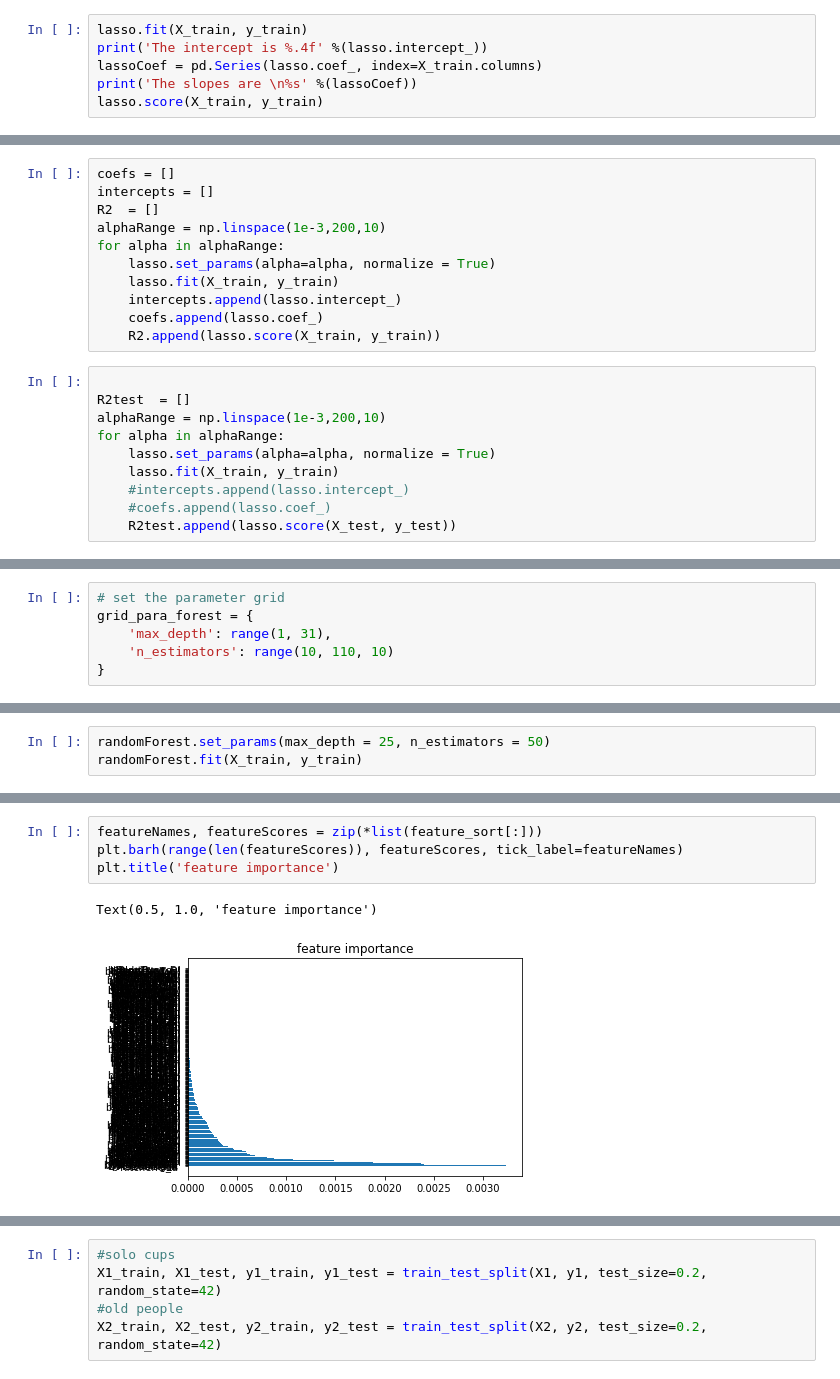
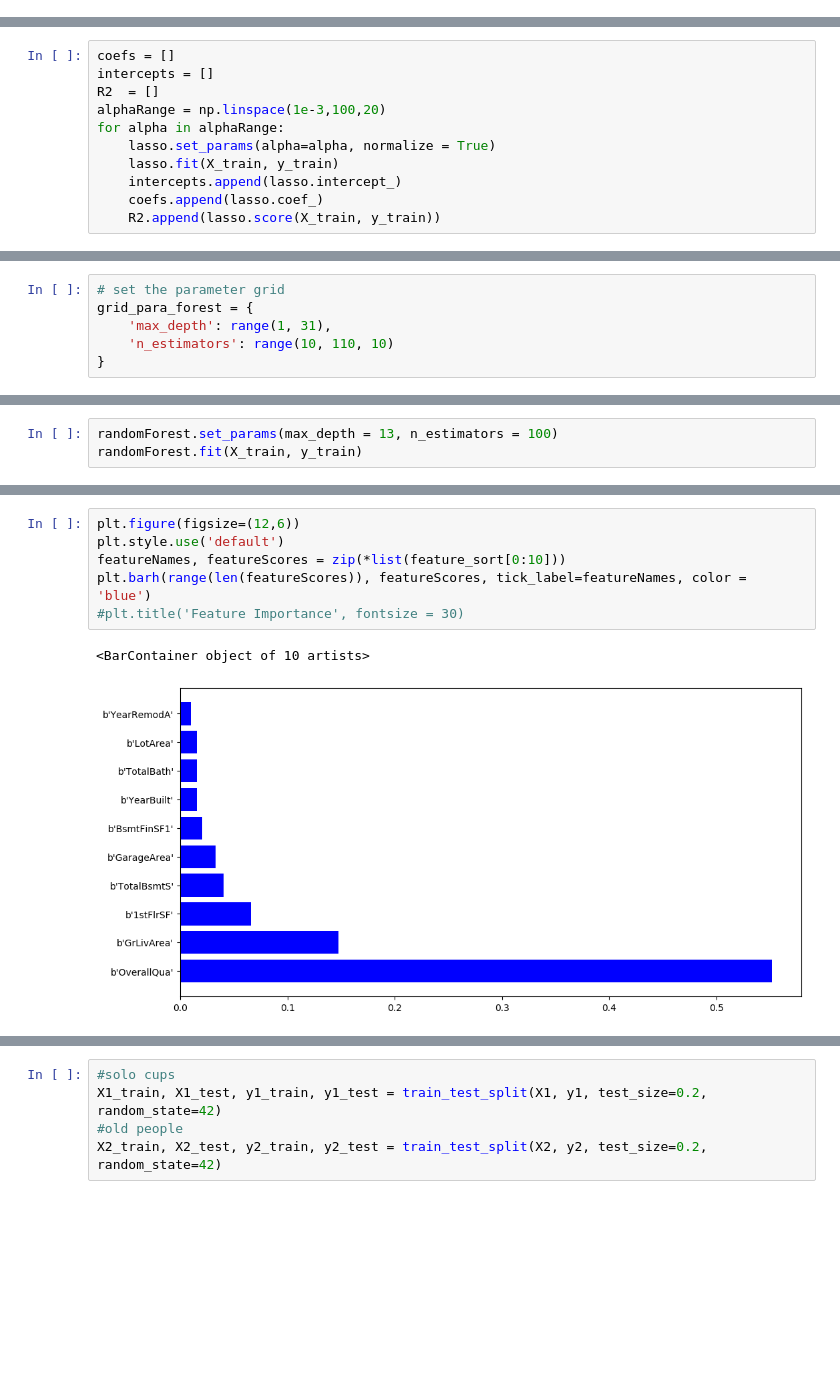
Before and after one commit to jschiavone45/Ames_Iowa_ML_Project, a Jupyter notebook: EDA_housing_data.ipynb, the cells around one changed output, grey strips where cells are left out. Drawn from its saved outputs; the diff is of its cells as text; blank space fills up the shorter version.

```diff
--- a/EDA_housing_data.ipynb
+++ b/EDA_housing_data.ipynb
@@ -362,8 +394,2 @@ Lasso(alpha=100, copy_X=True, fit_intercept=True, max_iter=1000, normalize=True,
       positive=False, precompute=False, random_state=None, selection='cyclic',
       tol=0.0001, warm_start=False)
-# %%
-lasso.fit(X_train, y_train)
-print('The intercept is %.4f' %(lasso.intercept_))
-lassoCoef = pd.Series(lasso.coef_, index=X_train.columns)
-print('The slopes are \n%s' %(lassoCoef))
-lasso.score(X_train, y_train)
@@ -411,20 +427,10 @@ lasso.score(X_test, y_test)
 coefs = []
 intercepts = []
 R2  = []
-alphaRange = np.linspace(1e-3,200,10)
+alphaRange = np.linspace(1e-3,100,20)
 for alpha in alphaRange:
     lasso.set_params(alpha=alpha, normalize = True)
     lasso.fit(X_train, y_train)
     intercepts.append(lasso.intercept_)
     coefs.append(lasso.coef_)
     R2.append(lasso.score(X_train, y_train))
-# %%
-
-R2test  = []
-alphaRange = np.linspace(1e-3,200,10)
-for alpha in alphaRange:
-    lasso.set_params(alpha=alpha, normalize = True)
-    lasso.fit(X_train, y_train)
-    #intercepts.append(lasso.intercept_)
-    #coefs.append(lasso.coef_)
-    R2test.append(lasso.score(X_test, y_test))
@@ -550,5 +573,5 @@ The testing error is 0.1071
 # %%
-randomForest.set_params(max_depth = 25, n_estimators = 50)
+randomForest.set_params(max_depth = 13, n_estimators = 100)
 randomForest.fit(X_train, y_train)
 # %% [output]
 RandomForestRegressor(bootstrap=True, ccp_alpha=0.0, criterion='mse',
@@ -609,7 +631,9 @@ feature_sort = np.sort(feature_importance, order='importance')[::-1]
 # %%
-featureNames, featureScores = zip(*list(feature_sort[:]))
-plt.barh(range(len(featureScores)), featureScores, tick_label=featureNames)
-plt.title('feature importance')
+plt.figure(figsize=(12,6))
+plt.style.use('default')
+featureNames, featureScores = zip(*list(feature_sort[0:10]))
+plt.barh(range(len(featureScores)), featureScores, tick_label=featureNames, color = 'blue')
+#plt.title('Feature Importance', fontsize = 30)
 # %% [output]
-Text(0.5, 1.0, 'feature importance')
+<BarContainer object of 10 artists>
-[figure, old version]
+[figure, new version]
```
Also changed, not shown: parts of 68 cells of this notebook, 4 other files.
